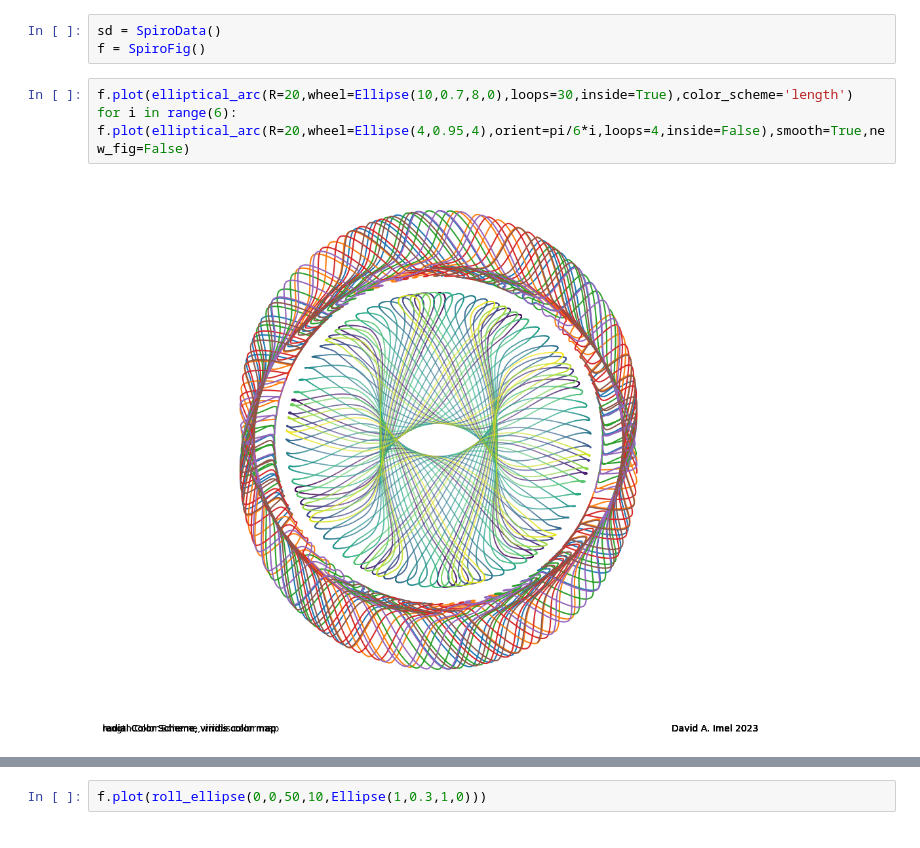
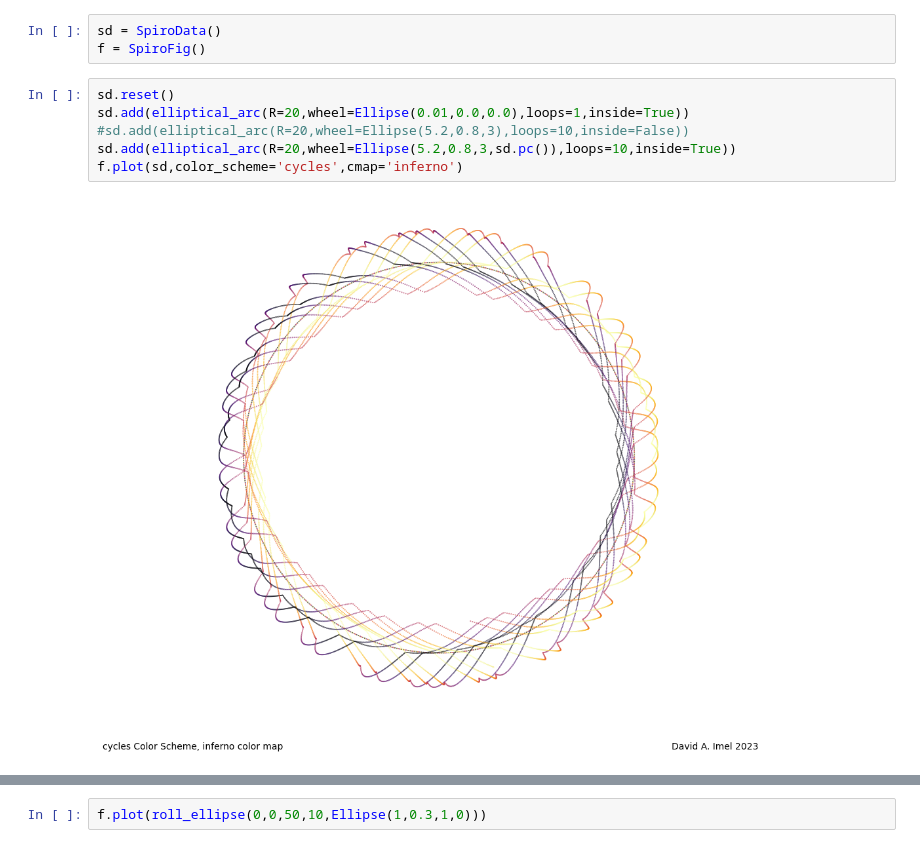
Before and after one commit to donalgrant/spiro, a Jupyter notebook: ellipticals.ipynb, the cells around one changed output, grey strips where cells are left out. Saved outputs shown, nothing was run; the diff lists cells and outputs as text.

Commit message:
more experiments on elliptical_arc -- no success yet

```diff
--- a/ellipticals.ipynb
+++ b/ellipticals.ipynb
@@ -7,7 +7,10 @@ from ellipse import *
 sd = SpiroData()
 f = SpiroFig()
 # %%
-f.plot(elliptical_arc(R=20,wheel=Ellipse(10,0.7,8,0),loops=30,inside=True),color_scheme='length')
-for i in range(6):  f.plot(elliptical_arc(R=20,wheel=Ellipse(4,0.95,4),orient=pi/6*i,loops=4,inside=False),smooth=True,new_fig=False)
+sd.reset()
+sd.add(elliptical_arc(R=20,wheel=Ellipse(0.01,0.0,0.0),loops=1,inside=True))
+#sd.add(elliptical_arc(R=20,wheel=Ellipse(5.2,0.8,3),loops=10,inside=False))
+sd.add(elliptical_arc(R=20,wheel=Ellipse(5.2,0.8,3,sd.pc()),loops=10,inside=True))
+f.plot(sd,color_scheme='cycles',cmap='inferno')
 # %% [output]
-[figure, old version]
+[figure, new version]
```
Also changed, not shown: parts of 6 cells of this notebook, 1 other file.
